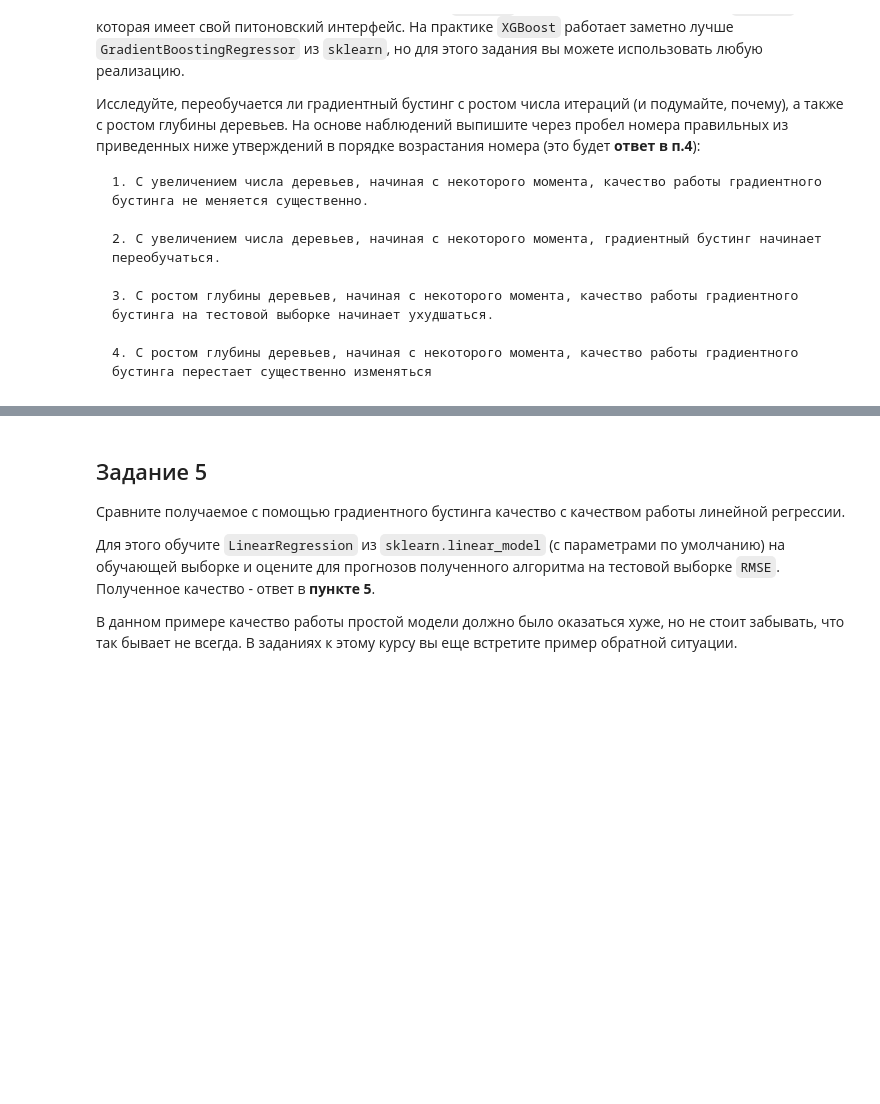
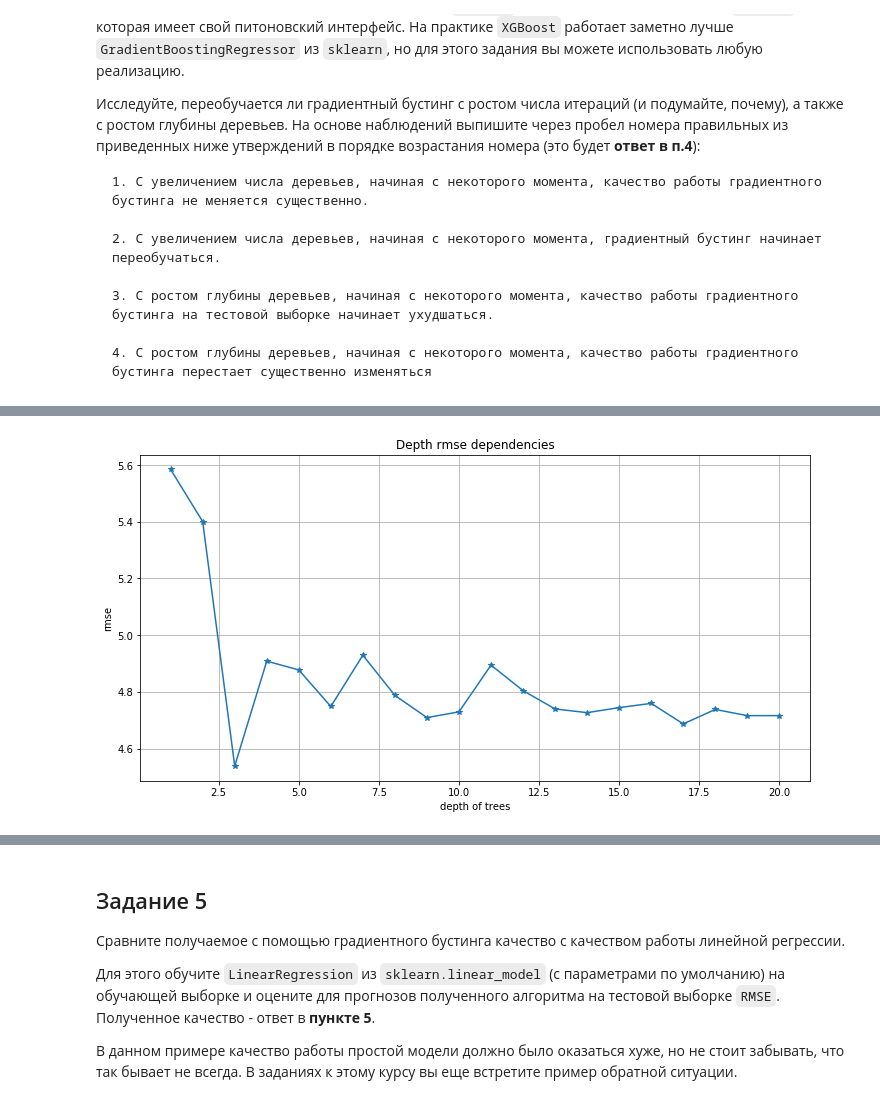
Before and after one commit to nesov777/ML-C2W4, a Jupyter notebook: grad_boosting.ipynb, the cells around one changed output, grey strips where cells are left out. Saved outputs shown, nothing was run; the diff lists cells and outputs as text; code cells hidden in the pictures; blank space fills up the shorter version.

```diff
--- a/grad_boosting.ipynb
+++ b/grad_boosting.ipynb
@@ -182,0 +208,7 @@ with open("gbm_ans2.txt", "w") as file:
+# %%
+%%time
+rmse2_list = []
+depths = range(1,21)
+for depth in depths:
+    model = xgb.XGBRegressor(objective='reg:squarederror',max_depth=depth).fit(X_train,y_train)
+    rmse2_list.append((metrics.mean_squared_error(y_test,model.predict(X_test)))**0.5)
@@ -182,0 +217,9 @@ with open("gbm_ans2.txt", "w") as file:
+# %%
+plt.figure(figsize=(12,6))
+plt.grid(True)
+plt.plot(depths,rmse2_list,marker='*')
+plt.xlabel("depth of trees")
+plt.ylabel("rmse")
+plt.title("Depth rmse dependencies");
+# %% [output]
+[figure, added]
```
Also changed, not shown: parts of 8 cells of this notebook, 1 other file.
